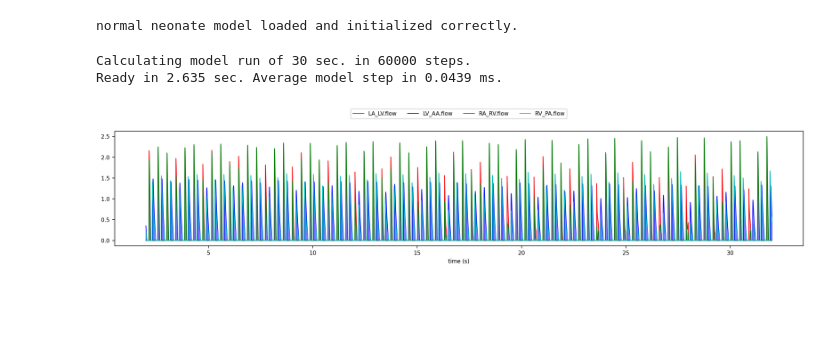
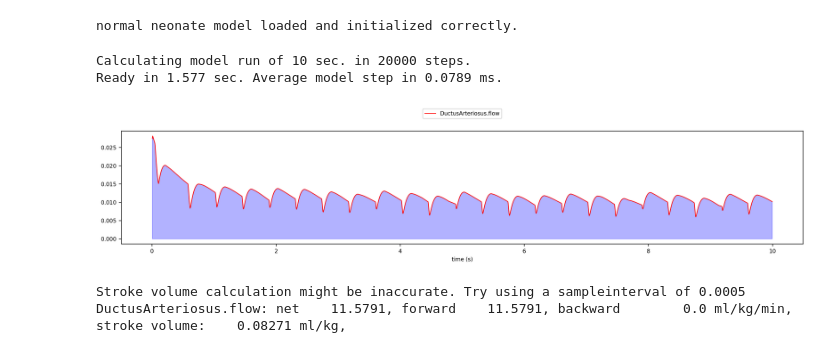
Before and after one commit to Dobutamine/explain-python, a Jupyter notebook: test.ipynb, the cells around one changed output. Saved outputs shown, nothing was run; the diff lists cells and outputs as text; code cells hidden in the pictures; blank space fills up the shorter version.

```diff
--- a/test.ipynb
+++ b/test.ipynb
@@ -5,9 +5,11 @@ io = neo.interface
 models = neo.models
 # %% [output]
 normal neonate model loaded and initialized correctly.
-# %%
-io.plot_heart_flows(time=30)
-# %% [output]
-Calculating model run of 30 sec. in 60000 steps.
-Ready in 2.635 sec. Average model step in 0.0439 ms.
-[figure, removed]
+# %%
+io.plot_time_graph(["DuctusArteriosus.flow"])
+# %% [output]
+Calculating model run of 10 sec. in 20000 steps.
+Ready in 1.577 sec. Average model step in 0.0789 ms.
+[figure, added]
+Stroke volume calculation might be inaccurate. Try using a sampleinterval of 0.0005
+DuctusArteriosus.flow: net    11.5791, forward    11.5791, backward        0.0 ml/kg/min, stroke volume:    0.08271 ml/kg,
```
Also changed, not shown: 2 other files.
